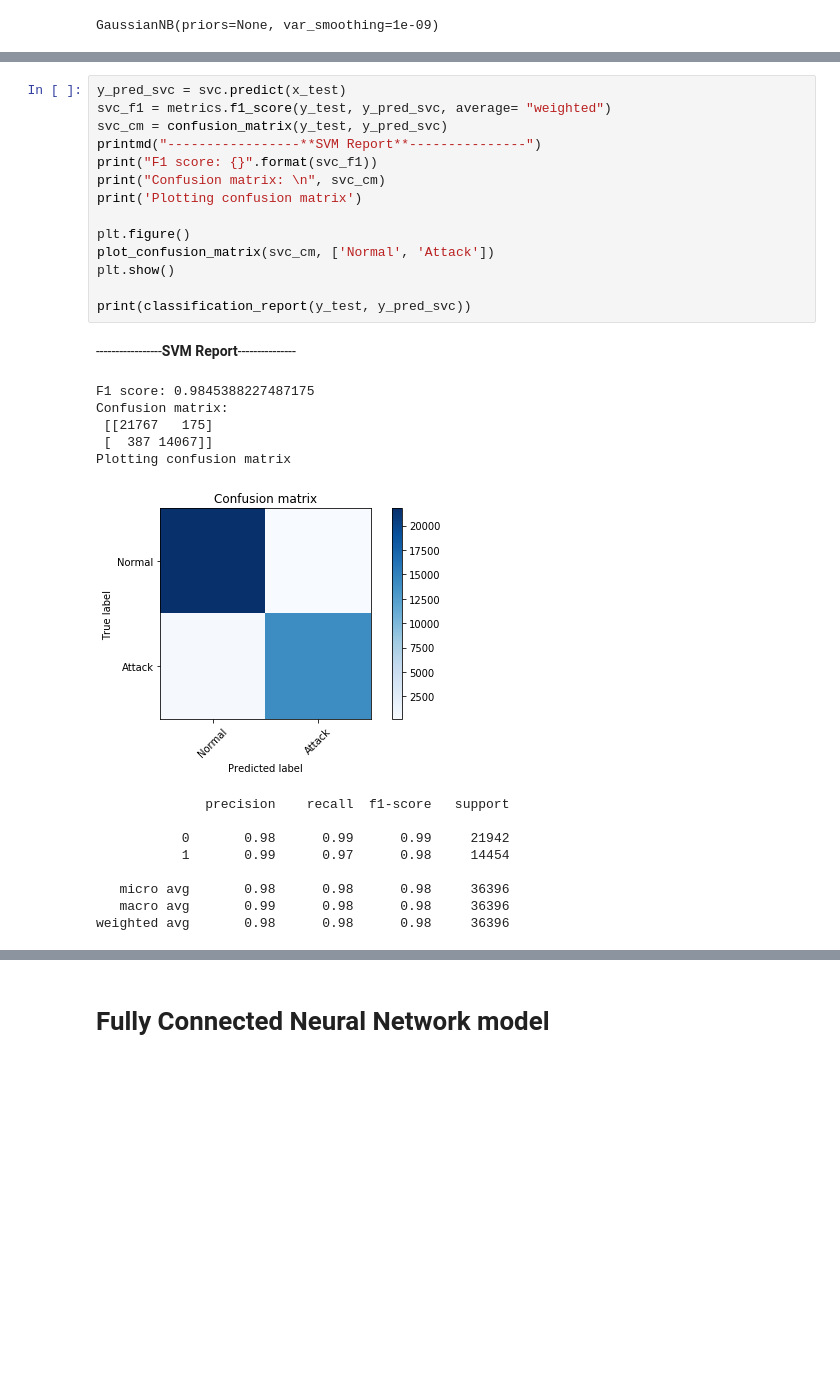
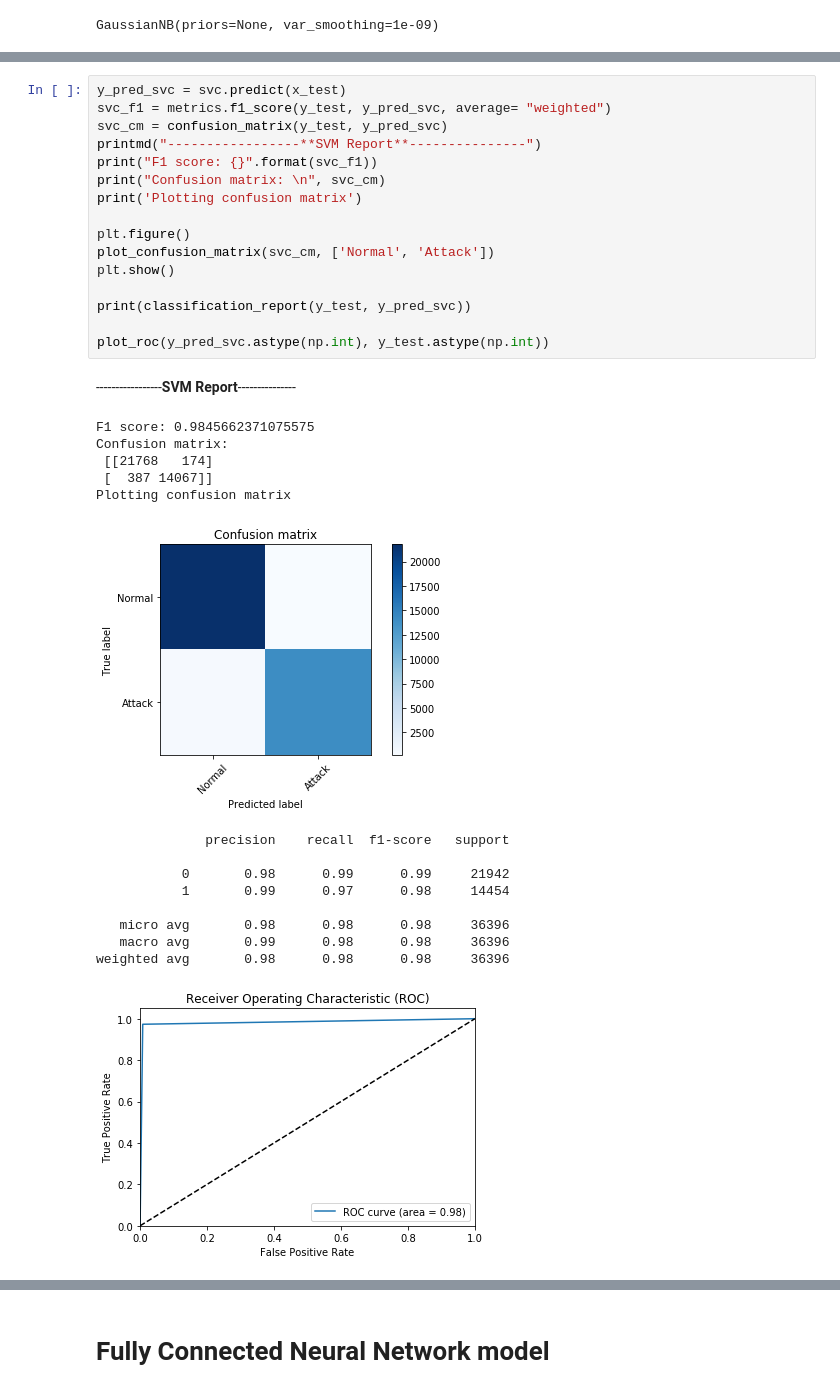
Before and after one commit to hgdangkhoi/Network-Intrusion-Detection-using-Neural-Nets, a Jupyter notebook: Khoi-Hoang_CSC215_MiniProject3.ipynb, the cells around one changed output, grey strips where cells are left out. Saved outputs shown, nothing was run; the diff lists cells and outputs as text; blank space fills up the shorter version.

```diff
--- a/Khoi-Hoang_CSC215_MiniProject3.ipynb
+++ b/Khoi-Hoang_CSC215_MiniProject3.ipynb
@@ -324,33 +363,36 @@ weighted avg       0.99      0.99      0.99     36396
 # %%
 y_pred_svc = svc.predict(x_test)
 svc_f1 = metrics.f1_score(y_test, y_pred_svc, average= "weighted")
 svc_cm = confusion_matrix(y_test, y_pred_svc)
 printmd("-----------------**SVM Report**---------------")
 print("F1 score: {}".format(svc_f1))
 print("Confusion matrix: \n", svc_cm)
 print('Plotting confusion matrix')
 
 plt.figure()
 plot_confusion_matrix(svc_cm, ['Normal', 'Attack'])
 plt.show()
 
 print(classification_report(y_test, y_pred_svc))
+
+plot_roc(y_pred_svc.astype(np.int), y_test.astype(np.int))
 # %% [output]
 -----------------**SVM Report**---------------
-F1 score: 0.9845388227487175
+F1 score: 0.9845662371075575
 Confusion matrix:
- [[21767   175]
+ [[21768   174]
  [  387 14067]]
 Plotting confusion matrix
 [figure]
               precision    recall  f1-score   support
 
            0       0.98      0.99      0.99     21942
            1       0.99      0.97      0.98     14454
 
    micro avg       0.98      0.98      0.98     36396
    macro avg       0.99      0.98      0.98     36396
 weighted avg       0.98      0.98      0.98     36396
+[figure, added]
 # %%
 y_pred_knn = knn.predict(x_test)
 knn_f1 = metrics.f1_score(y_test, y_pred_knn, average= "weighted")
```
Also changed, not shown: parts of 29 cells of this notebook.
